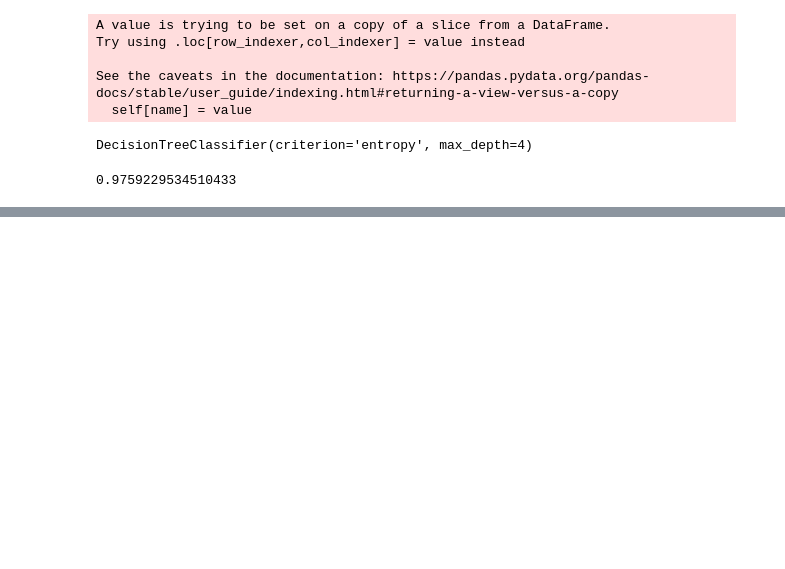
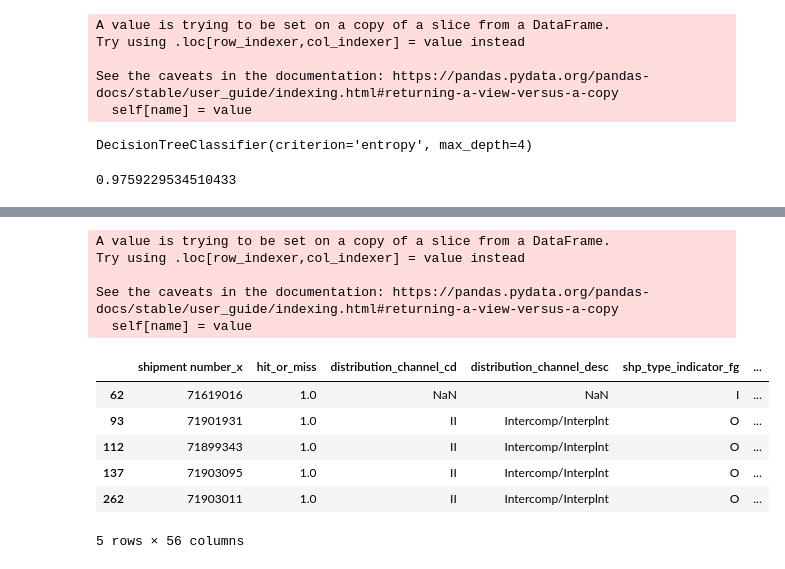
Before and after one commit to rahul9115/Stealth_Assassians_Codeicon2, a Jupyter notebook: Stealth_Assassins.ipynb, the cells around one changed output, grey strips where cells are left out. Cells and saved outputs as stored; diff of their text form; code cells hidden in the pictures; blank space fills up the shorter version.

```diff
--- a/Stealth_Assassins.ipynb
+++ b/Stealth_Assassins.ipynb
@@ -273,0 +278,20 @@ print(accuracy_score(predTree,y_test))
+# %%
+test_data.acpt_carrier_cd=pd.get_dummies(prefix='acpt_carrier_cd',data=test_data,columns=["acpt_carrier_cd"])
+
+test_data.acpt_first_response_fg=pd.get_dummies(prefix='acpt_first_response_fg',data=test_data,columns=["acpt_first_response_fg"])
+
+test_data.tndr_carrier_type_cd=pd.get_dummies(prefix='tndr_carrier_type_cd',data=test_data,columns=["tndr_carrier_type_cd"])
+
+test_data.tndr_first_tender_fg=pd.get_dummies(prefix='tndr_first_tender_fg',data=test_data,columns=["tndr_first_tender_fg"])
+
+test_data.temp_condition_desc=pd.get_dummies(prefix='temp_condition_desc',data=test_data,columns=["temp_condition_desc"])
+
+test_data.shipping_condition_cd=pd.get_dummies(prefix='shipping_condition_cd',data=test_data,columns=["shipping_condition_cd"])
+
+test_data.tndr_carrier_cd=pd.get_dummies(prefix='tndr_carrier_cd',data=test_data,columns=["tndr_carrier_cd"])
+
+test_data.shipping_condition_desc=pd.get_dummies(prefix='shipping_condition_desc',data=test_data,columns=["shipping_condition_desc"])
+
+test_data.preceding_document_category_cd=pd.get_dummies(prefix='preceding_document_category_cd',data=test_data,columns=["preceding_document_category_cd"])
+
+test_data.tndr_target_share_percent=pd.get_dummies(prefix='tndr_target_share_percent',data=test_data,columns=["tndr_target_share_percent"])
@@ -273,0 +314,3 @@ print(accuracy_score(predTree,y_test))
+# %%
+X=test_data[["acpt_carrier_cd","acpt_first_response_fg","award_target_share_percent","tndr_carrier_type_cd","tndr_first_tender_fg","temp_condition_desc","shipping_condition_cd","shipping_condition_desc","preceding_document_category_cd","tndr_target_share_percent"]].values
+X
@@ -273,0 +347,3 @@ print(accuracy_score(predTree,y_test))
+# %%
+predTree = drugTree.predict(X)
+predTree
@@ -273,0 +359,18 @@ print(accuracy_score(predTree,y_test))
+# %%
+test_data.hit_or_miss=predTree
+# %% [output]
+A value is trying to be set on a copy of a slice from a DataFrame.
+Try using .loc[row_indexer,col_indexer] = value instead
+
+See the caveats in the documentation: https://pandas.pydata.org/pandas-docs/stable/user_guide/indexing.html#returning-a-view-versus-a-copy
+  self[name] = value
+# %%
+test_data.head()
+# %% [output]
+|  | shipment number_x | hit_or_miss | distribution_channel_cd | distribution_channel_desc | shp_type_indicator_fg | ... |
+| 62 | 71619016 | 1.0 | NaN | NaN | I | ... |
+| 93 | 71901931 | 1.0 | II | Intercomp/Interplnt | O | ... |
+| 112 | 71899343 | 1.0 | II | Intercomp/Interplnt | O | ... |
+| 137 | 71903095 | 1.0 | II | Intercomp/Interplnt | O | ... |
+| 262 | 71903011 | 1.0 | II | Intercomp/Interplnt | O | ... |
+5 rows × 56 columns
```
Also changed, not shown: parts of 8 cells of this notebook.
